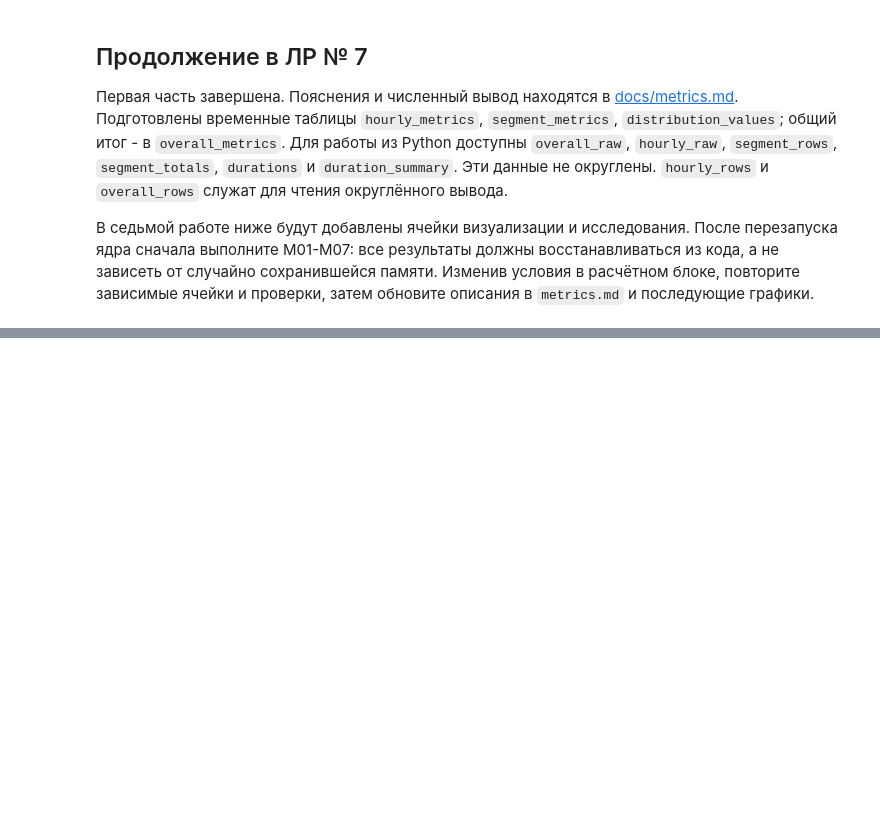
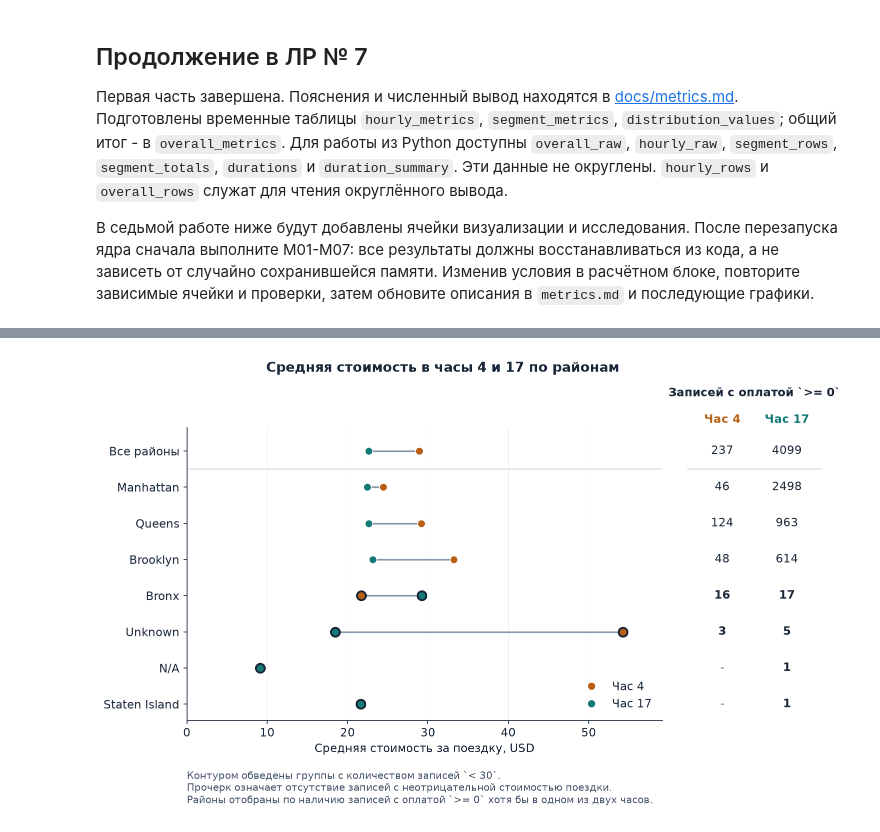
Before and after one commit to stem-z/itad-labs-demo, a Jupyter notebook: notebooks/calculate_metrics.ipynb, the cells around one changed output, grey strips where cells are left out. Cells and saved outputs as stored; diff of their text form; code cells hidden in the pictures; blank space fills up the shorter version.

```diff
--- a/notebooks/calculate_metrics.ipynb
+++ b/notebooks/calculate_metrics.ipynb
@@ -369,0 +670,84 @@ print(f"Проверок пройдено: {len(check_rows)} из {len(check_row
+# %%
+# E06. График 4. Средняя стоимость в часы 4 и 17 по районам
+# Порог для выделения малых групп
+SMALL_COST_COUNT = 30
+
+# Создание области графика и панели с размерами групп
+fig, (ax, counts_ax) = plt.subplots(
+    1, 2, figsize=(11, 6.3), sharey=True, gridspec_kw={"width_ratios": (3.5, 1)},
+)
+# Расположение строк для общего результата и районов
+positions = list(range(len(comparison)))
+for pos, (_, values) in zip(positions, comparison):
+    # Соединение двух точек при наличии значений для обоих часов
+    if all(pickup_hour in values for pickup_hour in COMPARED_HOURS):
+        ax.plot([values[pickup_hour][0] for pickup_hour in COMPARED_HOURS], [pos, pos],
+                color="#8998A9", lw=1.6, zorder=2)
+    # Значение средней стоимости и размер группы для каждого часа
+    for column, pickup_hour in enumerate(COMPARED_HOURS):
+        value = values.get(pickup_hour)
+        # Прочерк для отсутствующего значения
+        if value is None:
+            counts_ax.text(column, pos, "-", va="center", ha="center", color="#64748B")
+            continue
+        avg_amount, cost_count, _ = value
+        # Точка с контуром для малой группы
+        ax.scatter(
+            avg_amount, pos,
+            s=72 if cost_count < SMALL_COST_COUNT else 54,
+            facecolors=COLORS[pickup_hour],
+            edgecolors="#172438" if cost_count < SMALL_COST_COUNT else "white",
+            linewidths=1.8 if cost_count < SMALL_COST_COUNT else 0.7,
+            zorder=3,
+        )
+        # Количество подходящих записей справа от графика
+        counts_ax.text(
+            column, pos,
+            cost_count,
+            va="center", ha="center",
+            weight="bold" if cost_count < SMALL_COST_COUNT else "normal",
+        )
+# Настройка вертикальной оси и списка районов
+ax.set_yticks(positions, [pickup_borough for pickup_borough, _ in comparison])
+ax.set(
+    ylim=(len(comparison) - 0.55, -0.65),
+    xlabel="Средняя стоимость за поездку, USD",
+    xlim=(0, max(value[0] for _, group in comparison for value in group.values()) * 1.09),
+)
+# Сетка и горизонтальные разделители
+ax.grid(axis="x", alpha=0.2)
+ax.set_axisbelow(True)
+ax.axhline(0.5, color="#D1D9E2", lw=1)
+counts_ax.axhline(0.5, color="#D1D9E2", lw=1)
+# Настройка правой панели с размерами групп
+counts_ax.set_xlim(-0.55, 1.55)
+counts_ax.axis("off")
+counts_ax.set_title("Записей с оплатой `>= 0`", fontsize=11, pad=30)
+for column, pickup_hour in enumerate(COMPARED_HOURS):
+    counts_ax.text(
+        column, -0.86, f"Час {pickup_hour}", va="center", ha="center",
+        color=COLORS[pickup_hour], weight="bold",
+    )
+# Создание легенды
+handles = [
+    Line2D(
+        [], [], marker="o", linestyle="none",
+        color=COLORS[pickup_hour], label=f"Час {pickup_hour}",
+    )
+    for pickup_hour in COMPARED_HOURS
+]
+ax.legend(handles=handles, loc="lower right", frameon=False)
+# Заголовок и пояснение к обозначениям
+fig.suptitle("Средняя стоимость в часы 4 и 17 по районам", y=0.98, weight="bold")
+fig.subplots_adjust(left=0.19, right=0.96, bottom=0.22, top=0.84, wspace=0.08)
+fig.text(
+    0.19, 0.045,
+    "Контуром обведены группы с количеством записей `< 30`.\n"
+    "Прочерк означает отсутствие записей с неотрицательной стоимостью поездки.\n"
+    "Районы отобраны по наличию записей с оплатой `>= 0` хотя бы в одном из двух часов.",
+    fontsize=9.5, color="#475569",
+)
+# Сохранение и отображение графика
+save_and_show(fig, "cost_by_borough_and_hour.png")
+# %% [output]
+[figure, added]
```
Also changed, not shown: parts of 13 cells of this notebook, 5 other files.
